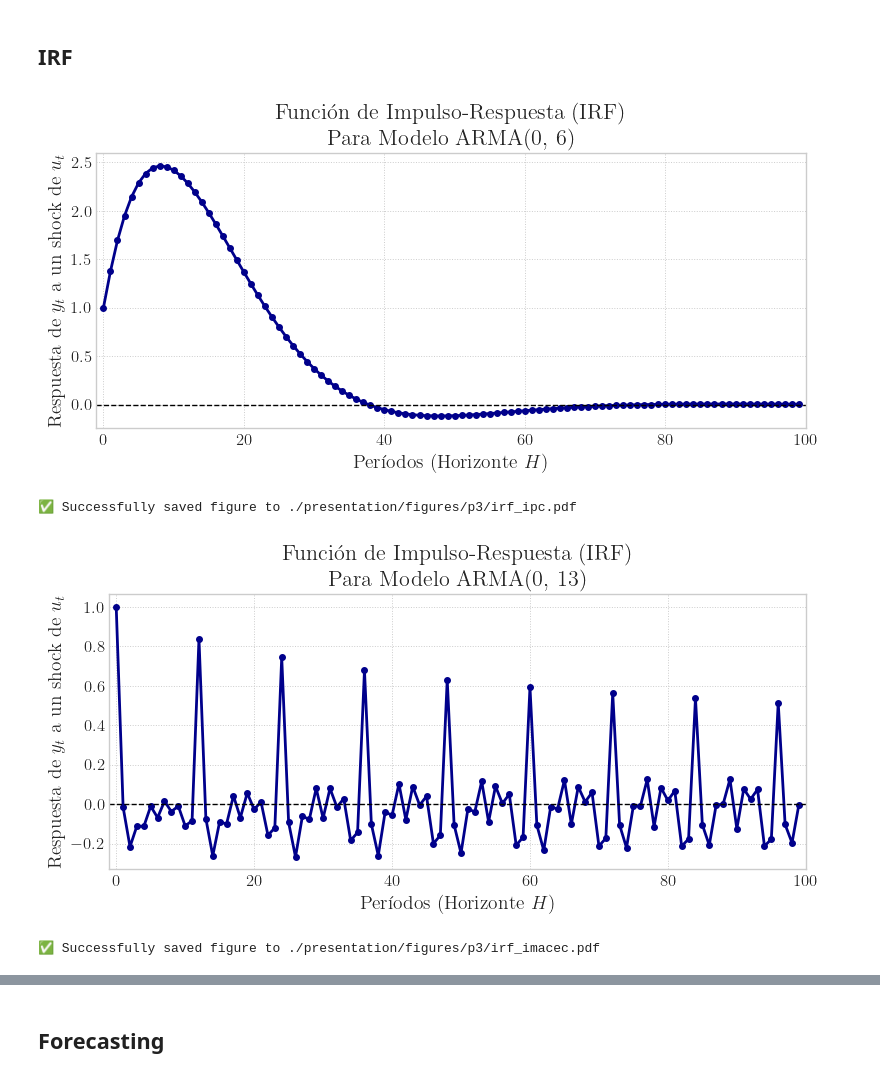
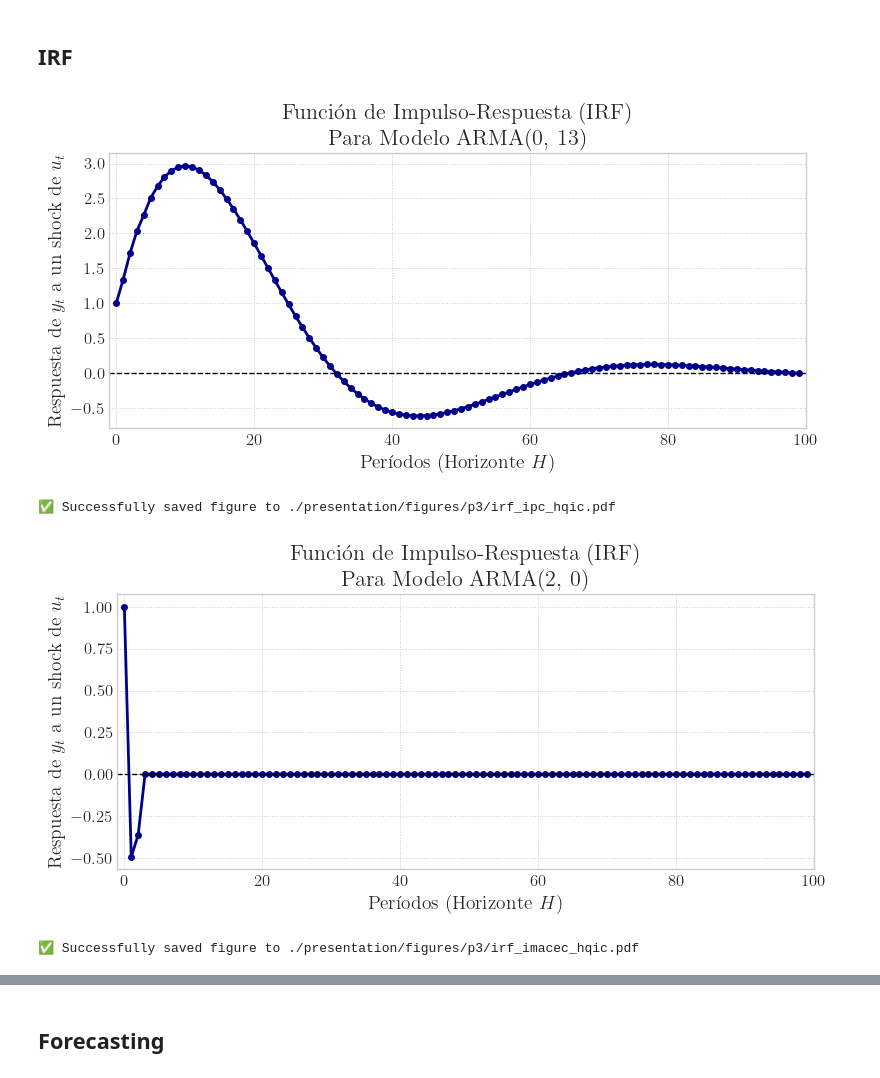
Before and after one commit to ensta630team/HW1---Python, a Jupyter notebook: presentation/notebooks/pregunta_3.ipynb, the cells around one changed output, grey strips where cells are left out. Drawn from its saved outputs; the diff is of its cells as text; code cells hidden in the pictures.

```diff
--- a/presentation/notebooks/pregunta_3.ipynb
+++ b/presentation/notebooks/pregunta_3.ipynb
@@ -154,23 +180,8 @@ Desde el procedimiento anterior podemos decir que los valores para $p$ y $q$ osc
 # %%
-criteria = 'hqic' # hqic
 results_imacec = parallel_bootstrap_hr(dataset['y_t'],
-                                    iterations=30,
-                                    j_max=15,
+                                    iterations=20,
+                                    j_max=3,
                                     criteria=criteria,
                                     sampling='windows',
-                                    n_jobs=8)
-
-results_ipc = parallel_bootstrap_hr(dataset['pi_t'],
-                                    iterations=15,
-                                    j_max=20,
-                                    sampling='windows',
-                                    criteria=criteria,
-                                    n_jobs=8)
-
-results_tpm = parallel_bootstrap_hr(dataset['i_t'],
-                                    iterations=15,
-                                    j_max=20,
-                                    sampling='windows',
-                                    criteria=criteria,
-                                    n_jobs=8)
+                                    n_jobs=4)
 # %% [output]
@@ -278,20 +280,20 @@ irf_exact = results_tpm['model'].get_irf(H=100)
 fig, axes = plt.subplots(1, 1, figsize=(8, 4))
 fig, axes = uplot.plot_irf(irf_exact, model=results_ipc['model'], model_name="ARMA", fig=fig, ax=axes)
 
-uplot.save_figure(fig, path='./presentation/figures/p3/irf_ipc.pdf')
+uplot.save_figure(fig, path='./presentation/figures/p3/irf_ipc_{}.pdf'.format(criteria))
 # %% [output]
-[figure, old version]
+[figure, new version]
-✅ Successfully saved figure to ./presentation/figures/p3/irf_ipc.pdf
+✅ Successfully saved figure to ./presentation/figures/p3/irf_ipc_hqic.pdf
 # %%
 irf_exact = results_imacec['model'].get_irf(H=100)
 
 fig, axes = plt.subplots(1, 1, figsize=(8, 4))
 fig, axes = uplot.plot_irf(irf_exact, model=results_imacec['model'], model_name="ARMA", fig=fig, ax=axes)
 
-uplot.save_figure(fig, path='./presentation/figures/p3/irf_imacec.pdf')
+uplot.save_figure(fig, path='./presentation/figures/p3/irf_imacec_{}.pdf'.format(criteria))
 # %% [output]
-[figure, old version]
+[figure, new version]
-✅ Successfully saved figure to ./presentation/figures/p3/irf_imacec.pdf
+✅ Successfully saved figure to ./presentation/figures/p3/irf_imacec_hqic.pdf
 # %%
 irf_exact = results_tpm['model'].get_irf(H=100)
 
```
Also changed, not shown: parts of 12 cells of this notebook, 51 other files.
